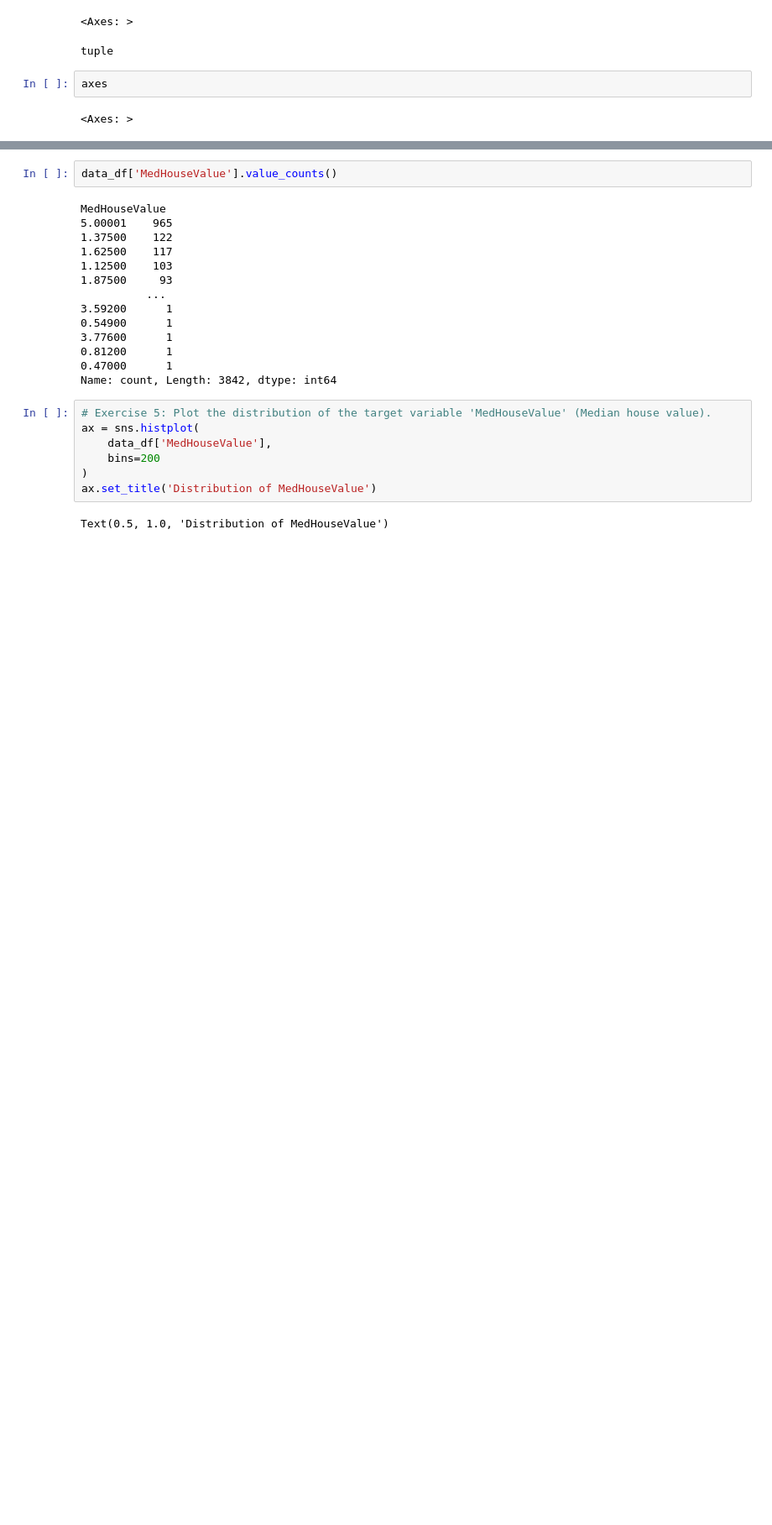
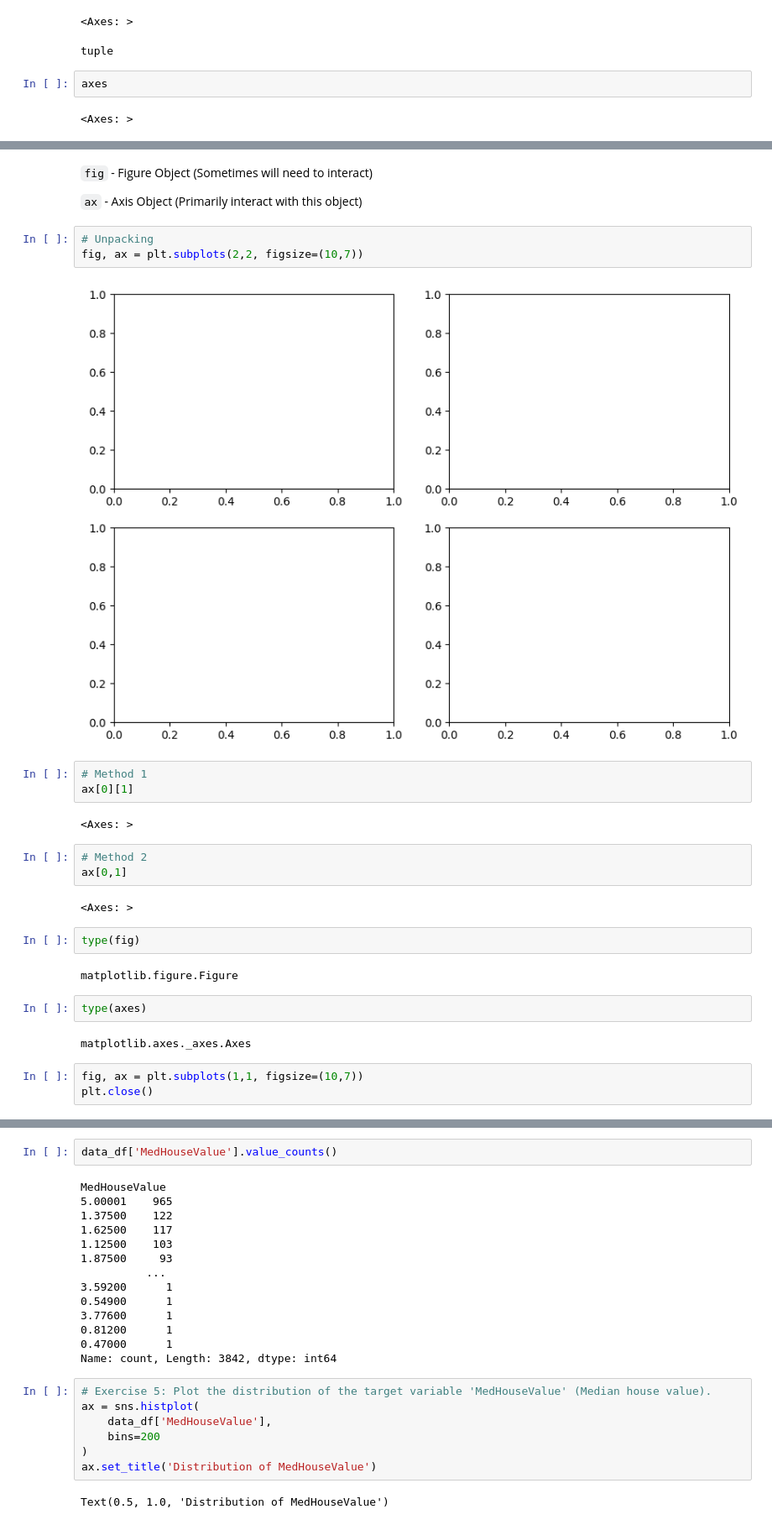
Before and after one commit to bipin-a/aidi-1100, a Jupyter notebook: lecture_material/Week6.ipynb, the cells around one changed output, grey strips where cells are left out. Shown: that part at 84% size. Drawn from its saved outputs; the diff is of its cells as text; blank space fills up the shorter version.

```diff
--- a/lecture_material/Week6.ipynb
+++ b/lecture_material/Week6.ipynb
@@ -435,0 +463,30 @@ axes
+# %% [markdown]
+`fig` - Figure Object (Sometimes will need to interact)
+
+`ax` - Axis Object (Primarily interact with this object)
+# %%
+# Unpacking
+fig, ax = plt.subplots(2,2, figsize=(10,7))
+# %% [output]
+[figure, added]
+# %%
+# Method 1
+ax[0][1]
+# %% [output]
+<Axes: >
+# %%
+# Method 2
+ax[0,1]
+# %% [output]
+<Axes: >
+# %%
+type(fig)
+# %% [output]
+matplotlib.figure.Figure
+# %%
+type(axes)
+# %% [output]
+matplotlib.axes._axes.Axes
+# %%
+fig, ax = plt.subplots(1,1, figsize=(10,7))
+plt.close()
```
Also changed, not shown: parts of 71 cells of this notebook.
